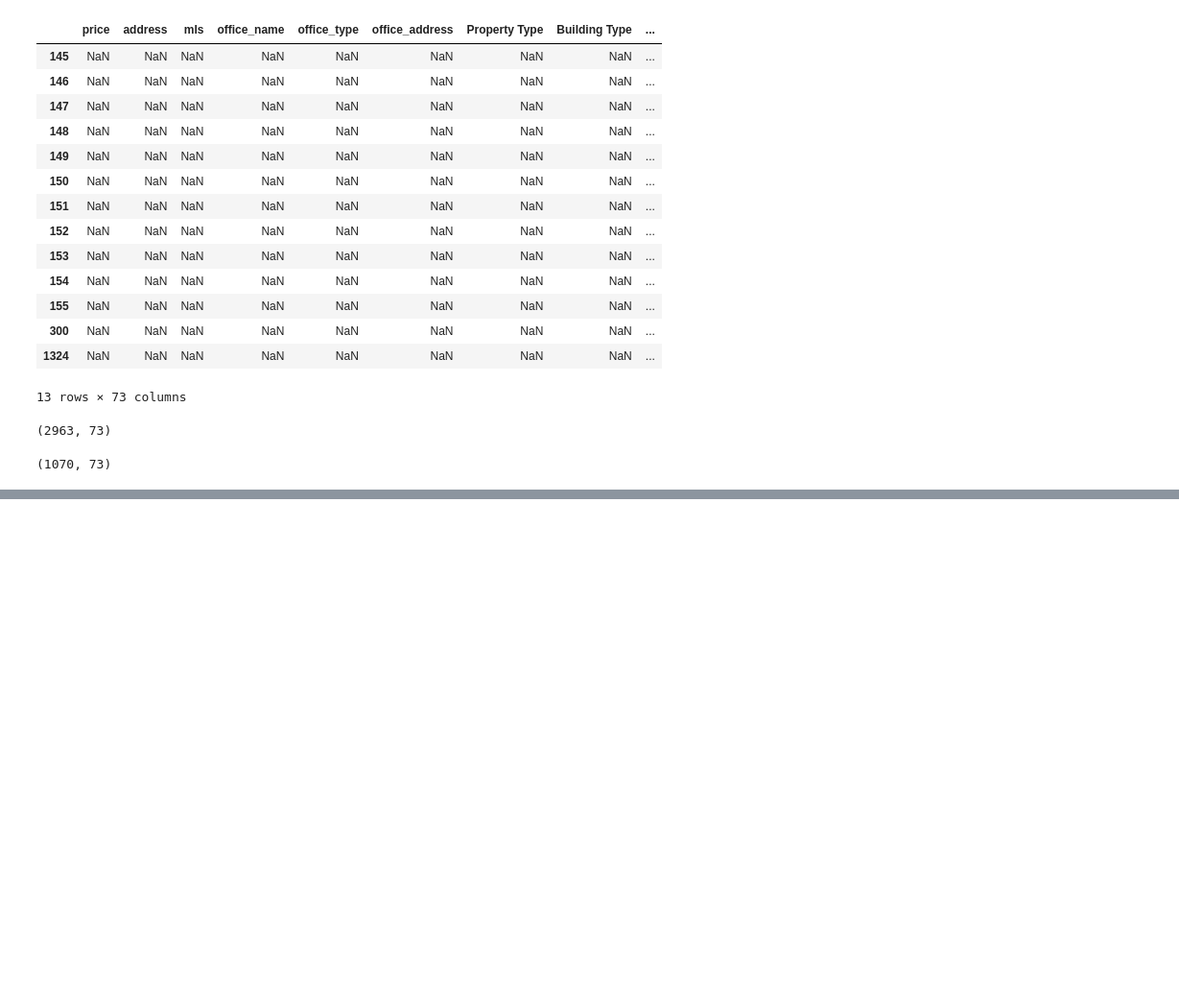
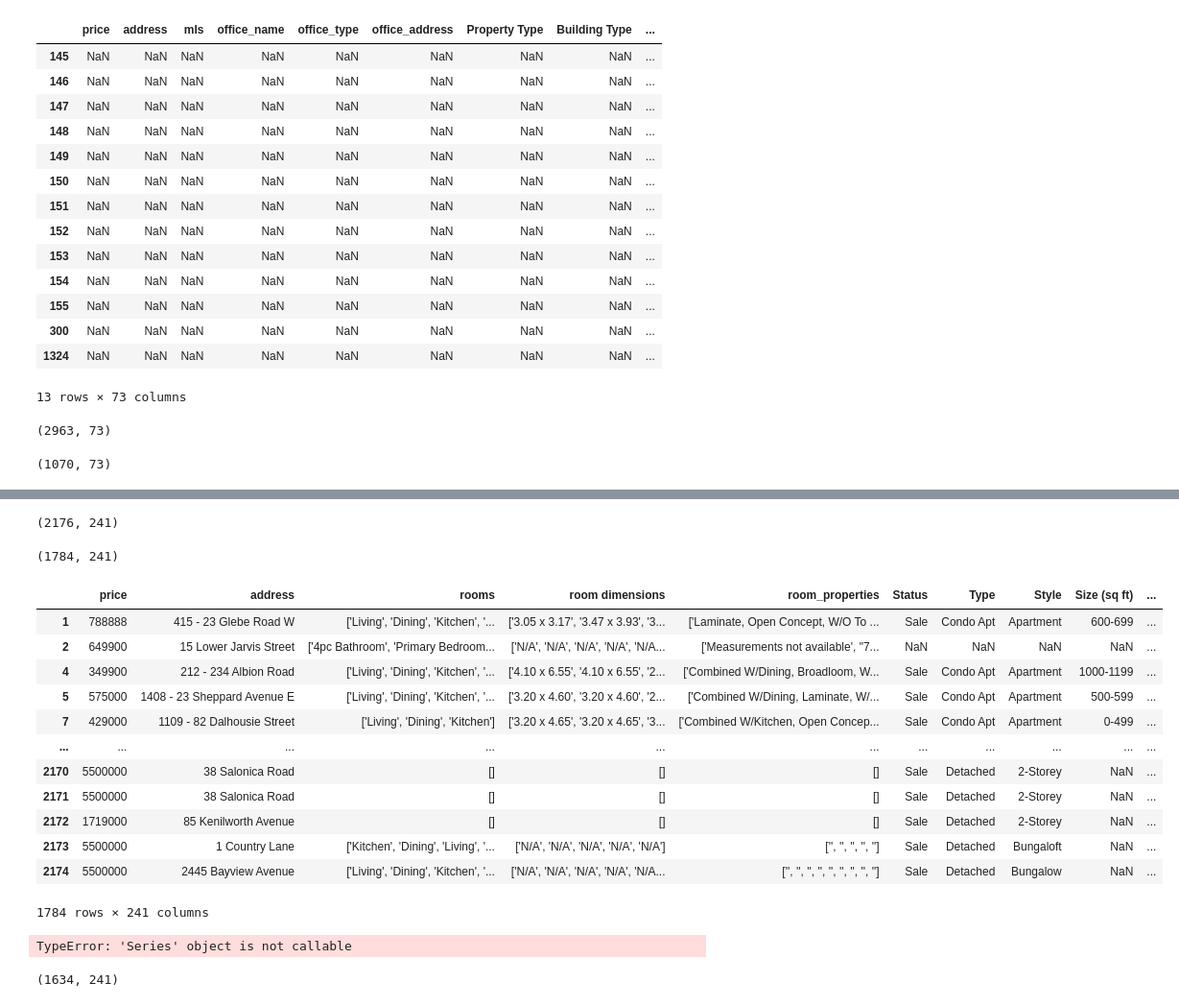
Before and after one commit to sunnyjen/CME358-Final_project, a Jupyter notebook: data_cleaning/cleaning_realtor_data.ipynb, the cells around one changed output, grey strips where cells are left out. Shown at 96% size. Drawn from its saved outputs; the diff is of its cells as text; code cells hidden in the pictures; blank space fills up the shorter version.

Commit message:
zolo csv

```diff
--- a/data_cleaning/cleaning_realtor_data.ipynb
+++ b/data_cleaning/cleaning_realtor_data.ipynb
@@ -115,0 +104,48 @@ AttributeError: 'Series' object has no attribute 'latitude'
+# %%
+zolo = pd.read_csv("zolo_listings_final_all_features.csv")
+# %%
+zolo.shape
+# %% [output]
+(2176, 241)
+# %%
+zolo["price"] = zolo["price"].str.replace("$", "").str.replace(",", "")
+# %%
+zolo = zolo[zolo["price"].str.isdigit() & zolo["price"].notna()]
+# %%
+zolo.shape
+# %% [output]
+(1784, 241)
+# %%
+zolo
+# %% [output]
+|  | price | address | rooms | room dimensions | room_properties | Status | Type | Style | Size (sq ft) | ... |
+| 1 | 788888 | 415 - 23 Glebe Road W | ['Living', 'Dining', 'Kitchen', '... | ['3.05 x 3.17', '3.47 x 3.93', '3... | ['Laminate, Open Concept, W/O To ... | Sale | Condo Apt | Apartment | 600-699 | ... |
+| 2 | 649900 | 15 Lower Jarvis Street | ['4pc Bathroom', 'Primary Bedroom... | ['N/A', 'N/A', 'N/A', 'N/A', 'N/A... | ['Measurements not available', "7... | NaN | NaN | NaN | NaN | ... |
+| 4 | 349900 | 212 - 234 Albion Road | ['Living', 'Dining', 'Kitchen', '... | ['4.10 x 6.55', '4.10 x 6.55', '2... | ['Combined W/Dining, Broadloom, W... | Sale | Condo Apt | Apartment | 1000-1199 | ... |
+| 5 | 575000 | 1408 - 23 Sheppard Avenue E | ['Living', 'Dining', 'Kitchen', '... | ['3.20 x 4.60', '3.20 x 4.60', '2... | ['Combined W/Dining, Laminate, W/... | Sale | Condo Apt | Apartment | 500-599 | ... |
+| 7 | 429000 | 1109 - 82 Dalhousie Street | ['Living', 'Dining', 'Kitchen'] | ['3.20 x 4.65', '3.20 x 4.65', '3... | ['Combined W/Kitchen, Open Concep... | Sale | Condo Apt | Apartment | 0-499 | ... |
+| ... | ... | ... | ... | ... | ... | ... | ... | ... | ... | ... |
+| 2170 | 5500000 | 38 Salonica Road | [] | [] | [] | Sale | Detached | 2-Storey | NaN | ... |
+| 2171 | 5500000 | 38 Salonica Road | [] | [] | [] | Sale | Detached | 2-Storey | NaN | ... |
+| 2172 | 1719000 | 85 Kenilworth Avenue | [] | [] | [] | Sale | Detached | 2-Storey | NaN | ... |
+| 2173 | 5500000 | 1 Country Lane | ['Kitchen', 'Dining', 'Living', '... | ['N/A', 'N/A', 'N/A', 'N/A', 'N/A'] | ['', '', '', '', ''] | Sale | Detached | Bungaloft | NaN | ... |
+| 2174 | 5500000 | 2445 Bayview Avenue | ['Living', 'Dining', 'Kitchen', '... | ['N/A', 'N/A', 'N/A', 'N/A', 'N/A... | ['', '', '', '', '', '', '', '', ''] | Sale | Detached | Bungalow | NaN | ... |
+1784 rows × 241 columns
+# %%
+zolo = zolo[
+    (zolo["room dimensions"].apply(lambda x: isinstance(x, list) and 'N/A' not in x)) &  # Ensure 'N/A' is not in lists
+    (zolo["room dimensions"].apply(lambda x: isinstance(x, str) and x != 'N/A')) |  # Ensure 'N/A' is not in string values
+    (zolo["Size (sq ft)"].notna()) |  # Keep rows where Size (sq ft) is not NaN
+    (zolo["room dimensions"] != "[]")  # Ensure room dimensions is not '[]'
+]
+zolo = zolo[~zolo["room dimensions"].apply(lambda x: isinstance(x, list) and all(val == 'N/A' for val in x))]
+
+
+# Convert the 'price' column to float
+zolo["price"] = zolo["price"].astype(float)
+# %% [output]
+TypeError: 'Series' object is not callable
+# %%
+zolo.shape
+# %% [output]
+(1634, 241)
```
Also changed, not shown: parts of 10 cells of this notebook, 3 other files.
